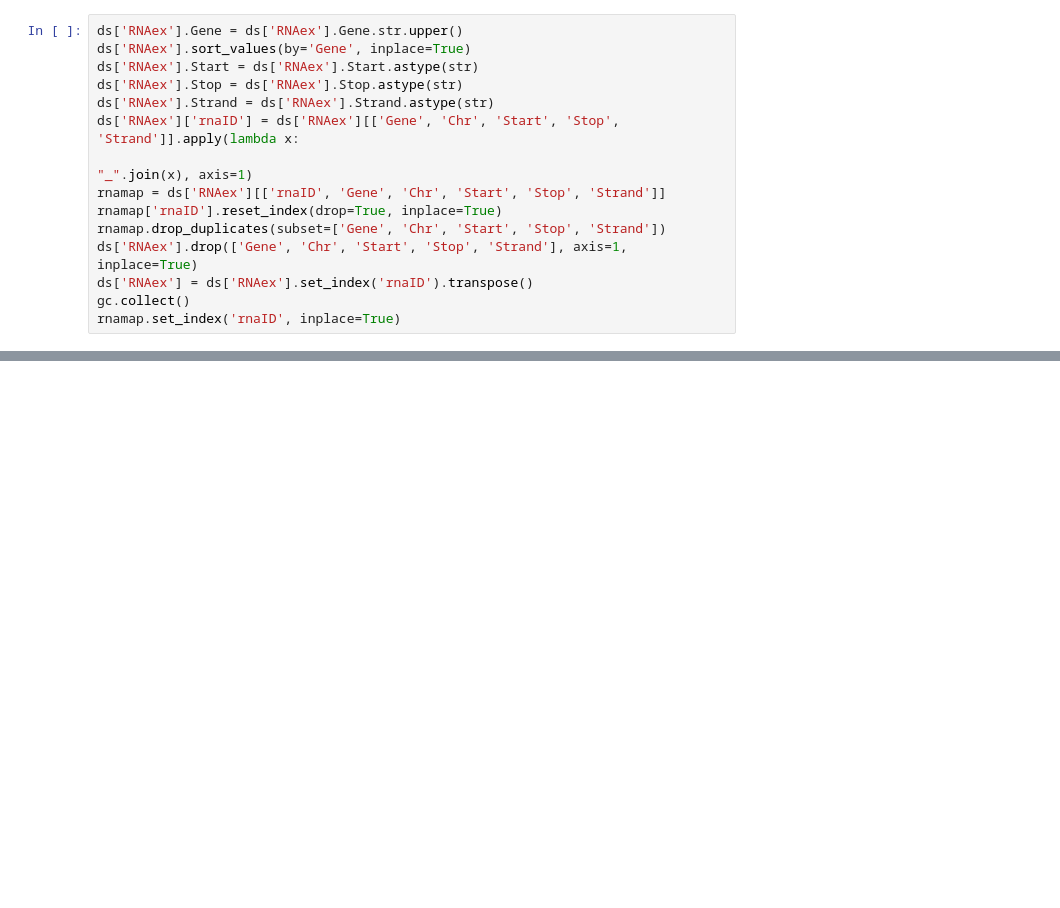
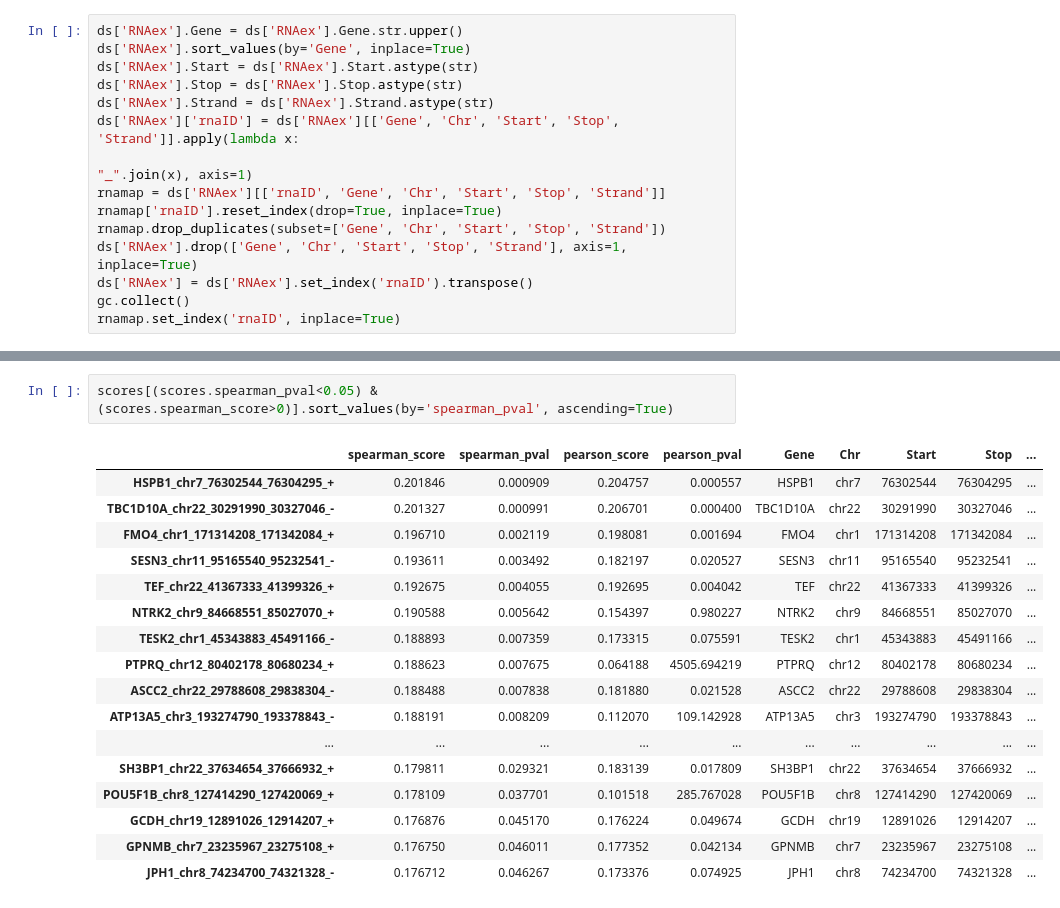
Before and after one commit to bramiozo/RexR, a Jupyter notebook: _hackathon2018/_notebooks/SurvivalDiff_RNA/Stage_vs_RNA.ipynb, the cells around one changed output, grey strips where cells are left out. Cells and saved outputs as stored; diff of their text form; blank space fills up the shorter version.

```diff
--- a/_hackathon2018/_notebooks/SurvivalDiff_RNA/Stage_vs_RNA.ipynb
+++ b/_hackathon2018/_notebooks/SurvivalDiff_RNA/Stage_vs_RNA.ipynb
@@ -147,0 +186,20 @@ scores.sort_values(by='score', ascending=False)[:30]
+# %%
+scores[(scores.spearman_pval<0.05) & (scores.spearman_score>0)].sort_values(by='spearman_pval', ascending=True)
+# %% [output]
+|  | spearman_score | spearman_pval | pearson_score | pearson_pval | Gene | Chr | Start | Stop | ... |
+| HSPB1_chr7_76302544_76304295_+ | 0.201846 | 0.000909 | 0.204757 | 0.000557 | HSPB1 | chr7 | 76302544 | 76304295 | ... |
+| TBC1D10A_chr22_30291990_30327046_- | 0.201327 | 0.000991 | 0.206701 | 0.000400 | TBC1D10A | chr22 | 30291990 | 30327046 | ... |
+| FMO4_chr1_171314208_171342084_+ | 0.196710 | 0.002119 | 0.198081 | 0.001694 | FMO4 | chr1 | 171314208 | 171342084 | ... |
+| SESN3_chr11_95165540_95232541_- | 0.193611 | 0.003492 | 0.182197 | 0.020527 | SESN3 | chr11 | 95165540 | 95232541 | ... |
+| TEF_chr22_41367333_41399326_+ | 0.192675 | 0.004055 | 0.192695 | 0.004042 | TEF | chr22 | 41367333 | 41399326 | ... |
+| NTRK2_chr9_84668551_85027070_+ | 0.190588 | 0.005642 | 0.154397 | 0.980227 | NTRK2 | chr9 | 84668551 | 85027070 | ... |
+| TESK2_chr1_45343883_45491166_- | 0.188893 | 0.007359 | 0.173315 | 0.075591 | TESK2 | chr1 | 45343883 | 45491166 | ... |
+| PTPRQ_chr12_80402178_80680234_+ | 0.188623 | 0.007675 | 0.064188 | 4505.694219 | PTPRQ | chr12 | 80402178 | 80680234 | ... |
+| ASCC2_chr22_29788608_29838304_- | 0.188488 | 0.007838 | 0.181880 | 0.021528 | ASCC2 | chr22 | 29788608 | 29838304 | ... |
+| ATP13A5_chr3_193274790_193378843_- | 0.188191 | 0.008209 | 0.112070 | 109.142928 | ATP13A5 | chr3 | 193274790 | 193378843 | ... |
+| ... | ... | ... | ... | ... | ... | ... | ... | ... | ... |
+| SH3BP1_chr22_37634654_37666932_+ | 0.179811 | 0.029321 | 0.183139 | 0.017809 | SH3BP1 | chr22 | 37634654 | 37666932 | ... |
+| POU5F1B_chr8_127414290_127420069_+ | 0.178109 | 0.037701 | 0.101518 | 285.767028 | POU5F1B | chr8 | 127414290 | 127420069 | ... |
+| GCDH_chr19_12891026_12914207_+ | 0.176876 | 0.045170 | 0.176224 | 0.049674 | GCDH | chr19 | 12891026 | 12914207 | ... |
+| GPNMB_chr7_23235967_23275108_+ | 0.176750 | 0.046011 | 0.177352 | 0.042134 | GPNMB | chr7 | 23235967 | 23275108 | ... |
+| JPH1_chr8_74234700_74321328_- | 0.176712 | 0.046267 | 0.173376 | 0.074925 | JPH1 | chr8 | 74234700 | 74321328 | ... |
```
Also changed, not shown: parts of 14 cells of this notebook, 2 other files.
